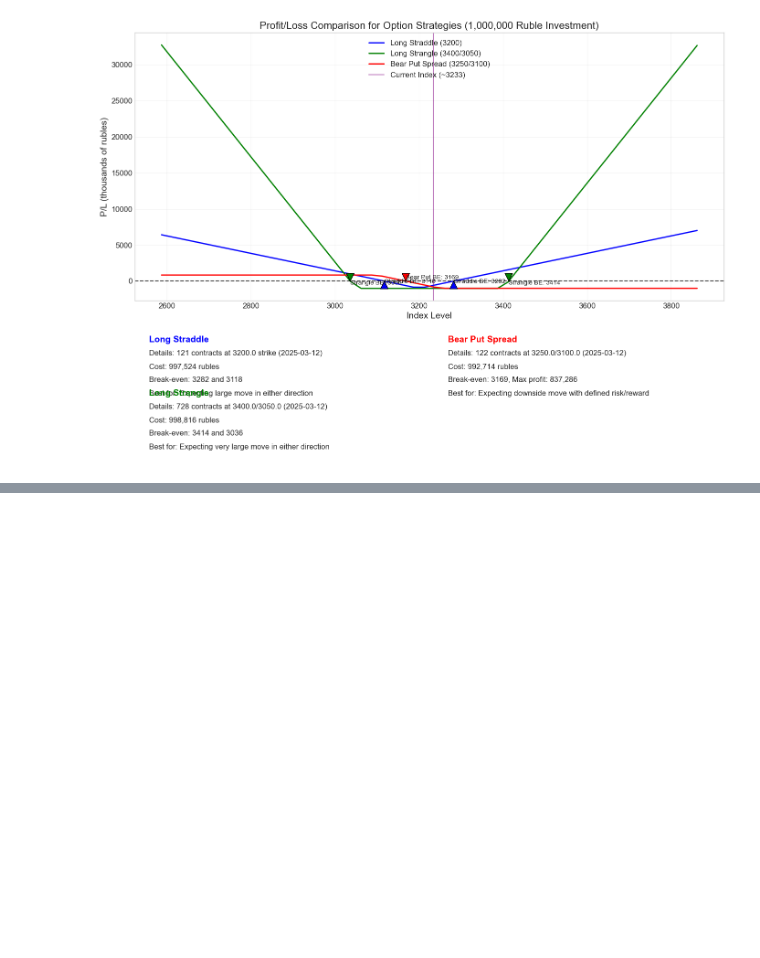
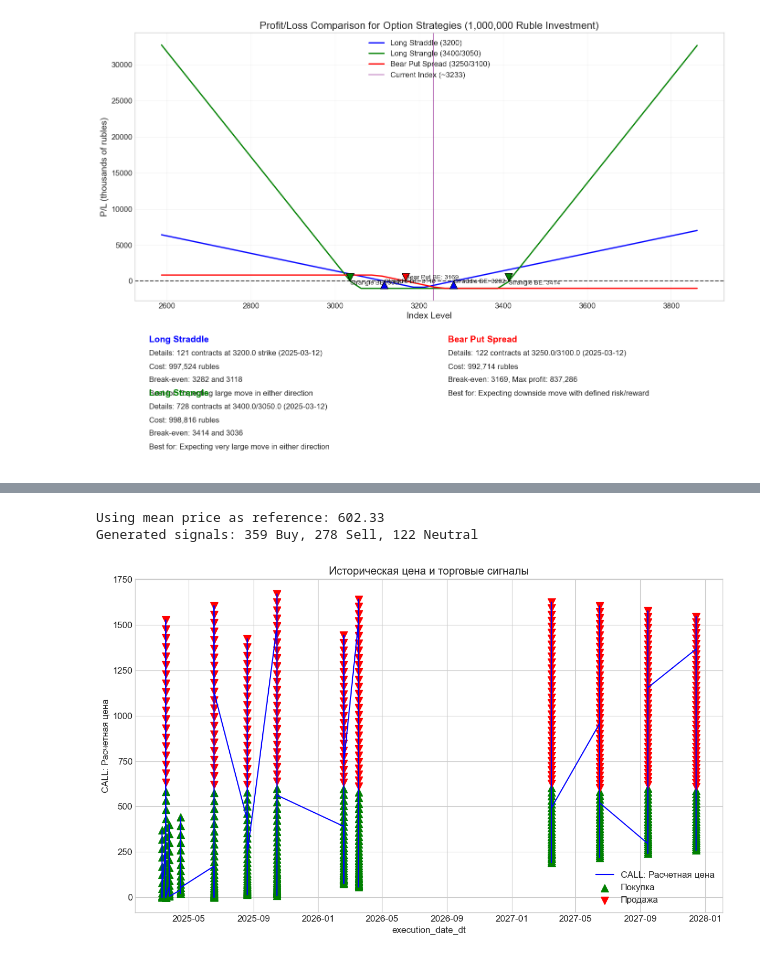
Before and after one commit to Kabanya/ml_and_risk_management, a Jupyter notebook: finance/main.ipynb, the cells around one changed output, grey strips where cells are left out. Drawn from its saved outputs; the diff is of its cells as text; code cells hidden in the pictures; blank space fills up the shorter version.

```diff
--- a/finance/main.ipynb
+++ b/finance/main.ipynb
@@ -1115,0 +1099,70 @@ NameError: name 'mean' is not defined
+# %%
+def generate_signals(df, call_Settlement_price, reference_value=None):
+    """
+    Generate buy/sell signals based on price comparison with a reference value.
+
+    Parameters:
+    - df: DataFrame containing the price data
+    - call_Settlement_price: Column name for the price data
+    - reference_value: Value to compare prices against (if None, uses mean price)
+
+    Returns:
+    - DataFrame with added 'Сигнал' (Signal) column
+    """
+    df_with_signals = df.copy()
+
+    # If no reference value provided, use the mean price
+    if reference_value is None:
+        reference_value = df_with_signals[call_Settlement_price].mean()
+        print(f"Using mean price as reference: {reference_value:.2f}")
+
+    # Generate signals based on price comparison
+    df_with_signals['Сигнал'] = 'Нейтрально'  # Default is Neutral
+
+    # Prices below reference are buy signals
+    df_with_signals.loc[df_with_signals[call_Settlement_price] < reference_value, 'Сигнал'] = 'Покупка'
+
+    # Prices above reference are sell signals
+    df_with_signals.loc[df_with_signals[call_Settlement_price] > reference_value, 'Сигнал'] = 'Продажа'
+
+    # Count the signals
+    buy_count = (df_with_signals['Сигнал'] == 'Покупка').sum()
+    sell_count = (df_with_signals['Сигнал'] == 'Продажа').sum()
+    neutral_count = (df_with_signals['Сигнал'] == 'Нейтрально').sum()
+
+    print(f"Generated signals: {buy_count} Buy, {sell_count} Sell, {neutral_count} Neutral")
+
+    return df_with_signals
+
+# Example usage in your existing code:
+# """
+# Before plotting, add the signals to your DataFrame
+date_ex = 'execution_date_dt'  # Your date column
+call_Settlement_price = 'CALL: Расчетная цена'  # Your price column
+
+# Generate the signals
+df_with_signals = generate_signals(df, call_Settlement_price)
+
+# Now you can use the signals for plotting
+plt.plot(df_with_signals[date_ex], df_with_signals[call_Settlement_price], label=call_Settlement_price, color='blue')
+
+# Plot buy signals
+buy_signals = df_with_signals[df_with_signals['Сигнал'] == 'Покупка']
+plt.scatter(buy_signals[date_ex], buy_signals[call_Settlement_price], marker='^', color='green', label='Покупка', s=100)
+
+# Plot sell signals
+sell_signals = df_with_signals[df_with_signals['Сигнал'] == 'Продажа']
+plt.scatter(sell_signals[date_ex], sell_signals[call_Settlement_price], marker='v', color='red', label='Продажа', s=100)
+
+plt.xlabel(date_ex)
+plt.ylabel(call_Settlement_price)
+plt.title('Историческая цена и торговые сигналы')
+plt.legend()
+plt.show()
+# """
+
+# More sophisticated signal generation based on mathematical expectation and standard deviation
+# %% [output]
+Using mean price as reference: 602.33
+Generated signals: 359 Buy, 278 Sell, 122 Neutral
+[figure, added]
```
Also changed, not shown: parts of 13 cells of this notebook.
